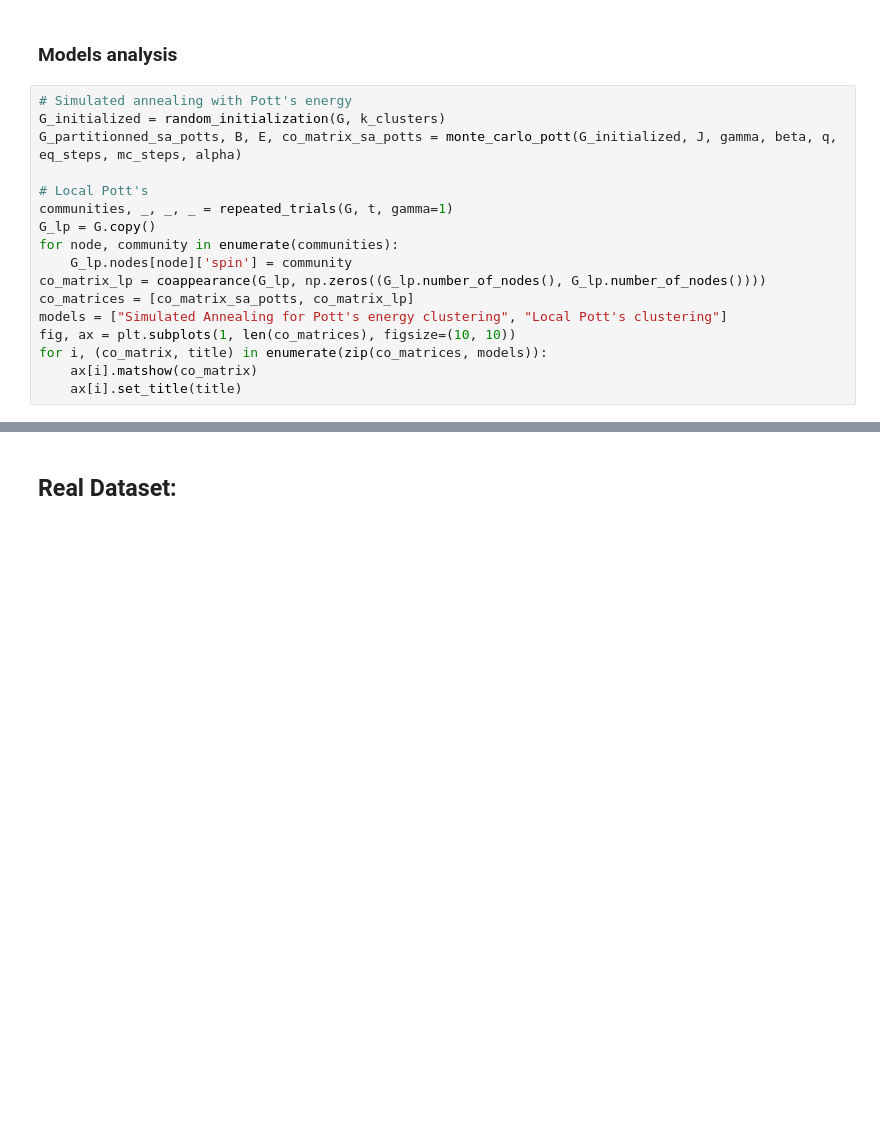
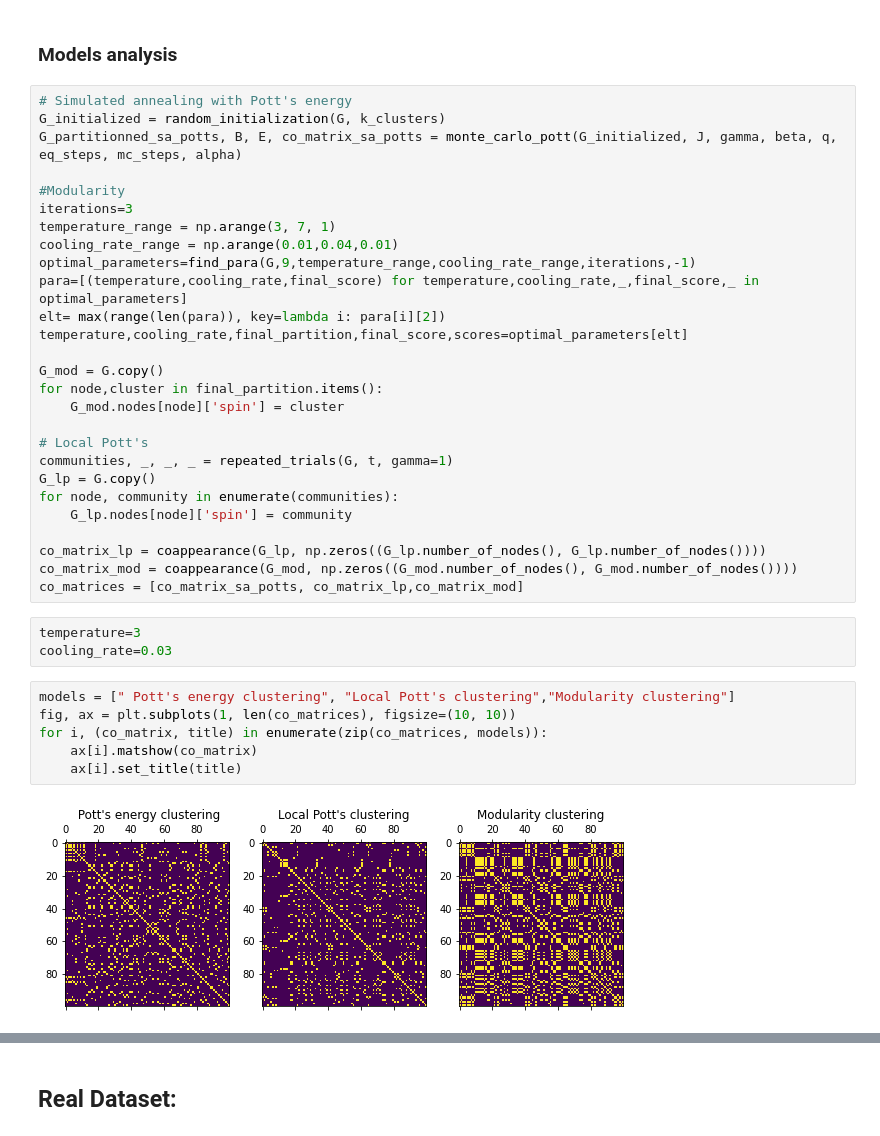
Before and after one commit to chiararov/Graph-Clustering, a Jupyter notebook: main.ipynb, the cells around one changed output, grey strips where cells are left out. Drawn from its saved outputs; the diff is of its cells as text; blank space fills up the shorter version.

```diff
--- a/main.ipynb
+++ b/main.ipynb
@@ -328,19 +327,40 @@ G = nx.convert_node_labels_to_integers(G)
 # Simulated annealing with Pott's energy
 G_initialized = random_initialization(G, k_clusters)
 G_partitionned_sa_potts, B, E, co_matrix_sa_potts = monte_carlo_pott(G_initialized, J, gamma, beta, q, eq_steps, mc_steps, alpha)
+
+#Modularity
+iterations=3
+temperature_range = np.arange(3, 7, 1)
+cooling_rate_range = np.arange(0.01,0.04,0.01)
+optimal_parameters=find_para(G,9,temperature_range,cooling_rate_range,iterations,-1)
+para=[(temperature,cooling_rate,final_score) for temperature,cooling_rate,_,final_score,_ in optimal_parameters]
+elt= max(range(len(para)), key=lambda i: para[i][2])
+temperature,cooling_rate,final_partition,final_score,scores=optimal_parameters[elt]
+
+G_mod = G.copy()
+for node,cluster in final_partition.items():
+    G_mod.nodes[node]['spin'] = cluster
 
 # Local Pott's
 communities, _, _, _ = repeated_trials(G, t, gamma=1)
 G_lp = G.copy()
 for node, community in enumerate(communities):
     G_lp.nodes[node]['spin'] = community
+
 co_matrix_lp = coappearance(G_lp, np.zeros((G_lp.number_of_nodes(), G_lp.number_of_nodes())))
-co_matrices = [co_matrix_sa_potts, co_matrix_lp]
-models = ["Simulated Annealing for Pott's energy clustering", "Local Pott's clustering"]
-fig, ax = plt.subplots(1, len(co_matrices), figsize=(10, 10))
-for i, (co_matrix, title) in enumerate(zip(co_matrices, models)):
-    ax[i].matshow(co_matrix)
-    ax[i].set_title(title)
+co_matrix_mod = coappearance(G_mod, np.zeros((G_mod.number_of_nodes(), G_mod.number_of_nodes())))
+co_matrices = [co_matrix_sa_potts, co_matrix_lp,co_matrix_mod]
+# %%
+temperature=3
+cooling_rate=0.03
+# %%
+models = [" Pott's energy clustering", "Local Pott's clustering","Modularity clustering"]
+fig, ax = plt.subplots(1, len(co_matrices), figsize=(10, 10))
+for i, (co_matrix, title) in enumerate(zip(co_matrices, models)):
+    ax[i].matshow(co_matrix)
+    ax[i].set_title(title)
+# %% [output]
+[figure, added]
 # %%
 hki = hkis[-1]
 fig, ax = plt.subplots(2, 2, figsize=(10, 5))
```
Also changed, not shown: parts of 7 cells of this notebook.
